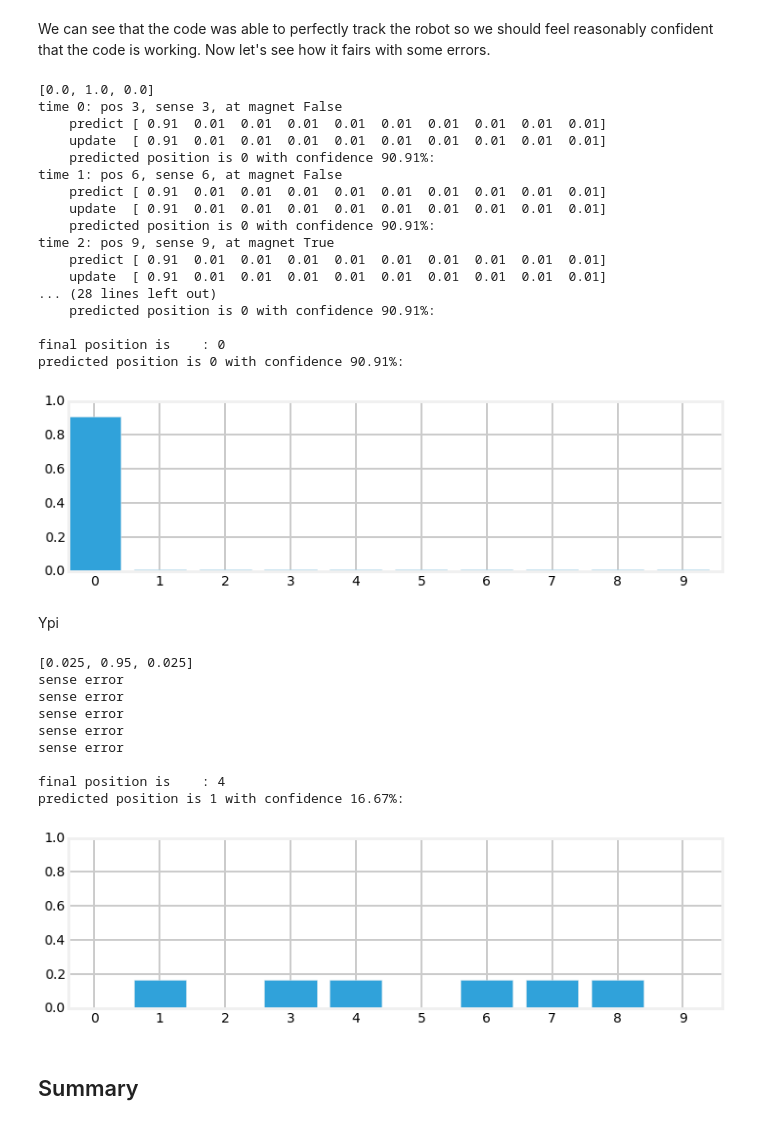
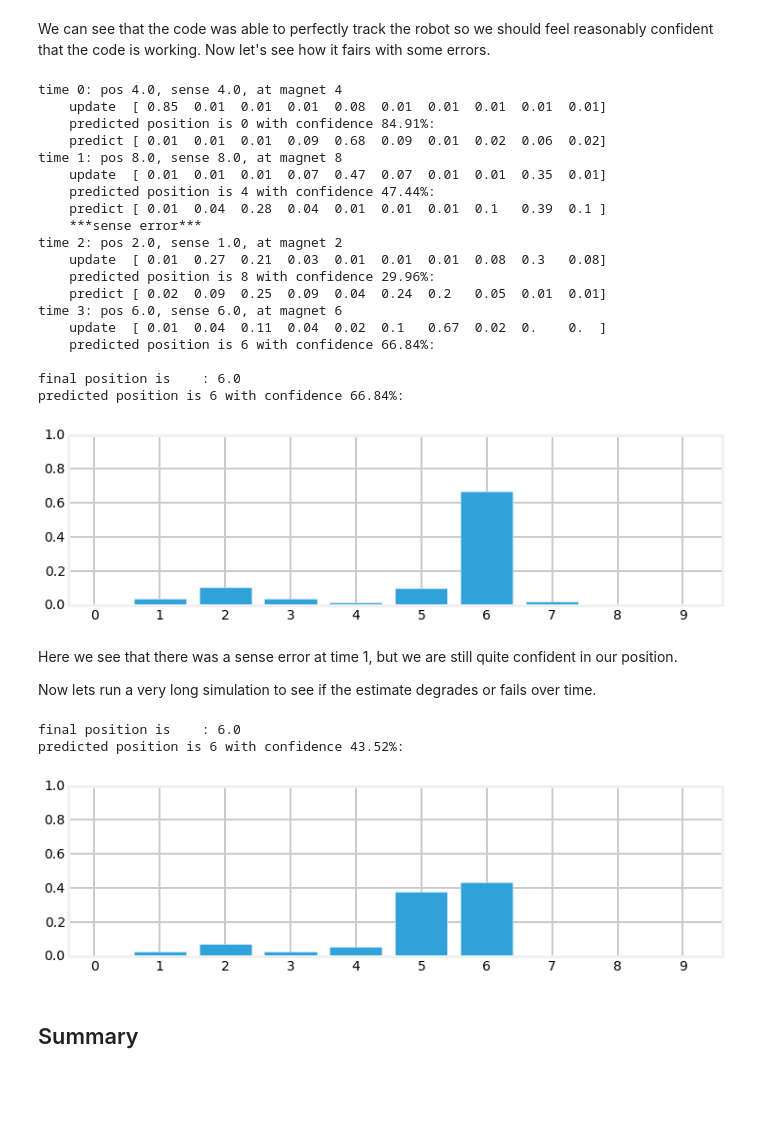
Before and after one commit to rlabbe/Kalman-and-Bayesian-Filters-in-Python, a Jupyter notebook: 02_Discrete_Bayes.ipynb, the cells around one changed output. Drawn from its saved outputs; the diff is of its cells as text; code cells hidden in the pictures; blank space fills up the shorter version.

```diff
--- a/02_Discrete_Bayes.ipynb
+++ b/02_Discrete_Bayes.ipynb
@@ -563,43 +549,44 @@ predicted position is 0 with confidence 96.43%:
 # %% [markdown]
 We can see that the code was able to perfectly track the robot so we should feel reasonably confident that the code is working. Now let's see how it fairs with some errors.
-# %%
-simulate(10, move_error=0.0, sense_error=.05,
-         no_sense_error=0.05, move_distance=3)
-# %% [output]
-[0.0, 1.0, 0.0]
-time 0: pos 3, sense 3, at magnet False
-    predict [ 0.91  0.01  0.01  0.01  0.01  0.01  0.01  0.01  0.01  0.01]
-    update  [ 0.91  0.01  0.01  0.01  0.01  0.01  0.01  0.01  0.01  0.01]
-    predicted position is 0 with confidence 90.91%:
-time 1: pos 6, sense 6, at magnet False
-    predict [ 0.91  0.01  0.01  0.01  0.01  0.01  0.01  0.01  0.01  0.01]
-    update  [ 0.91  0.01  0.01  0.01  0.01  0.01  0.01  0.01  0.01  0.01]
-    predicted position is 0 with confidence 90.91%:
-time 2: pos 9, sense 9, at magnet True
-    predict [ 0.91  0.01  0.01  0.01  0.01  0.01  0.01  0.01  0.01  0.01]
-    update  [ 0.91  0.01  0.01  0.01  0.01  0.01  0.01  0.01  0.01  0.01]
-... (28 lines left out)
-    predicted position is 0 with confidence 90.91%:
-
-final position is    : 0
-predicted position is 0 with confidence 90.91%:
-[figure, removed]
-# %% [markdown]
-Ypi
+# %%
+random.seed(3)
+np.set_printoptions(precision=2, suppress=True)
+simulate(4, kernel=[.1, .8, .1], sense_error=0.2,
+         no_sense_error=0.1, move_distance=4,
+         do_print=True)
+# %% [output]
+time 0: pos 4.0, sense 4.0, at magnet 4
+    update  [ 0.85  0.01  0.01  0.01  0.08  0.01  0.01  0.01  0.01  0.01]
+    predicted position is 0 with confidence 84.91%:
+    predict [ 0.01  0.01  0.01  0.09  0.68  0.09  0.01  0.02  0.06  0.02]
+time 1: pos 8.0, sense 8.0, at magnet 8
+    update  [ 0.01  0.01  0.01  0.07  0.47  0.07  0.01  0.01  0.35  0.01]
+    predicted position is 4 with confidence 47.44%:
+    predict [ 0.01  0.04  0.28  0.04  0.01  0.01  0.01  0.1   0.39  0.1 ]
+    ***sense error***
+time 2: pos 2.0, sense 1.0, at magnet 2
+    update  [ 0.01  0.27  0.21  0.03  0.01  0.01  0.01  0.08  0.3   0.08]
+    predicted position is 8 with confidence 29.96%:
+    predict [ 0.02  0.09  0.25  0.09  0.04  0.24  0.2   0.05  0.01  0.01]
+time 3: pos 6.0, sense 6.0, at magnet 6
+    update  [ 0.01  0.04  0.11  0.04  0.02  0.1   0.67  0.02  0.    0.  ]
+    predicted position is 6 with confidence 66.84%:
+
+final position is    : 6.0
+predicted position is 6 with confidence 66.84%:
+[figure, added]
+# %% [markdown]
+Here we see that there was a sense error at time 1, but we are still quite confident in our position.
+
+Now lets run a very long simulation to see if the estimate degrades or fails over time.
 # %%
-simulate(133, move_error=0.05, sense_error=.05,
-         no_sense_error=0.05, move_distance=4, do_print=False)
+simulate(4, kernel=[.1, .8, .1], sense_error=0.2,
+         no_sense_error=0.1, move_distance=4,
+         do_print=False)
 # %% [output]
-[0.025, 0.95, 0.025]
-sense error
-sense error
-sense error
-sense error
-sense error
-
-final position is    : 4
-predicted position is 1 with confidence 16.67%:
+final position is    : 6.0
+predicted position is 6 with confidence 43.52%:
-[figure, old version]
+[figure, new version]
 # %% [markdown]
 ## Summary
 # %% [markdown]
```
Also changed, not shown: parts of 7 cells of this notebook, 1 other file.
